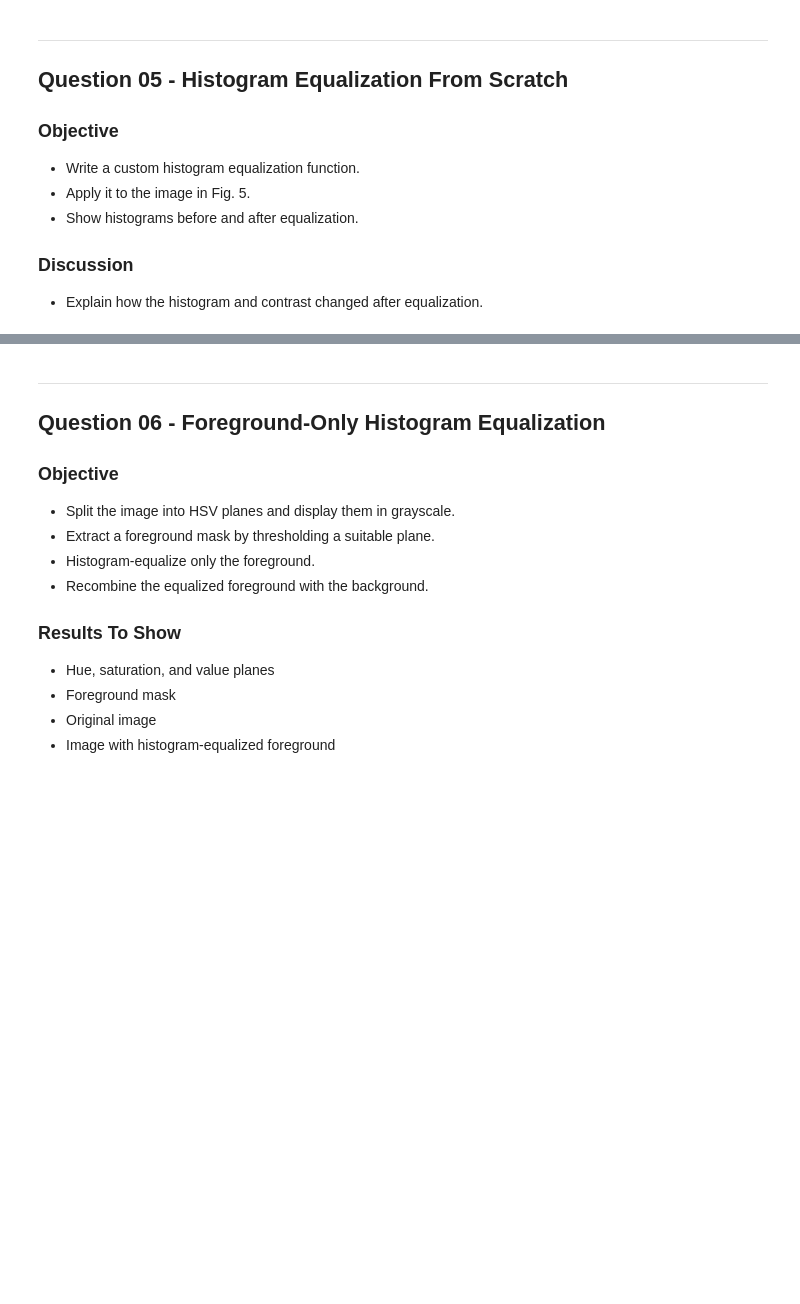
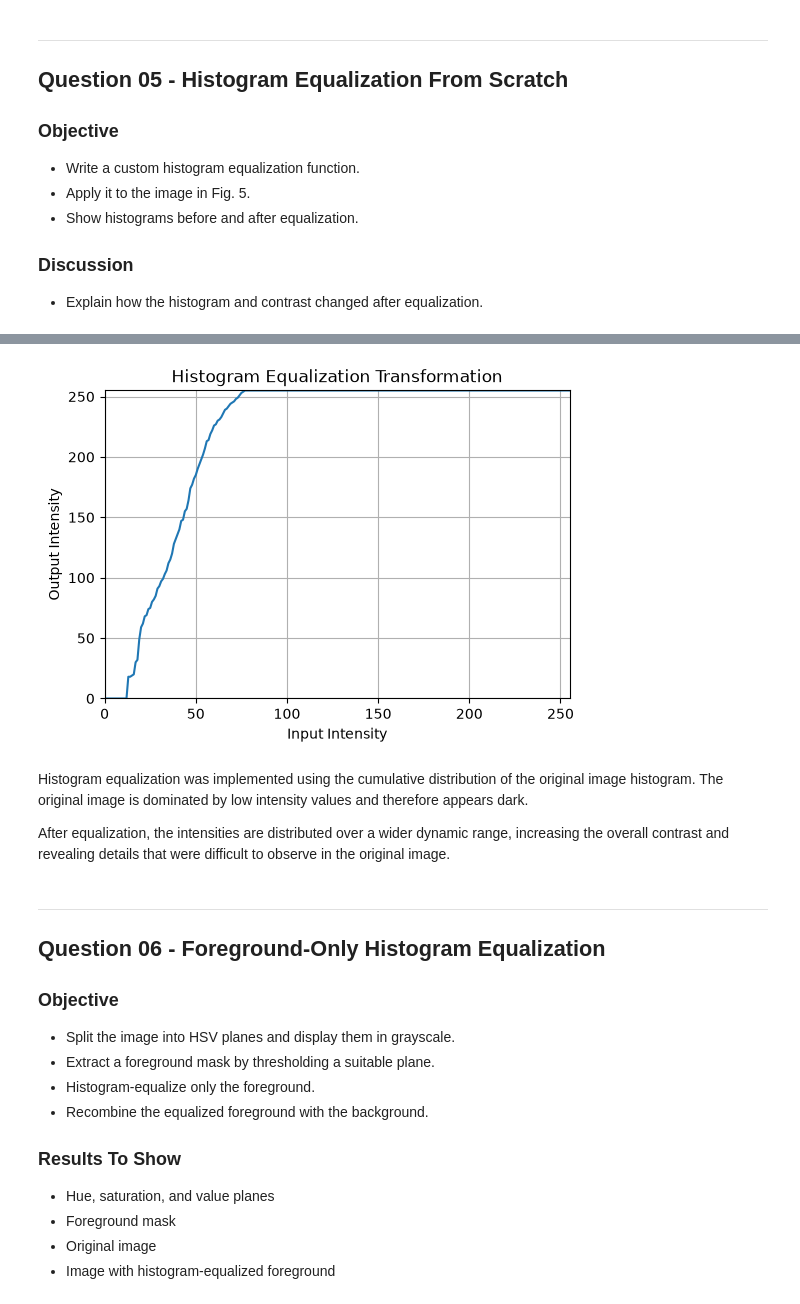
Before and after one commit to chalee88/EN3160_Assignment_1, a Jupyter notebook: assignment_01.ipynb, the cells around one changed output, grey strips where cells are left out. Drawn from its saved outputs; the diff is of its cells as text; code cells hidden in the pictures; blank space fills up the shorter version.

```diff
--- a/assignment_01.ipynb
+++ b/assignment_01.ipynb
@@ -737,3 +832,21 @@ The hue and value channels were kept unchanged, so the enhancement mainly affect
+# %%
+plt.figure(figsize=(6, 4))
+
+plt.plot(np.arange(256), transform)
+plt.xlabel("Input Intensity")
+plt.ylabel("Output Intensity")
+plt.title("Histogram Equalization Transformation")
+plt.xlim([0, 255])
+plt.ylim([0, 255])
+plt.grid()
+
+plt.show()
+# %% [output]
+[figure, added]
+# %% [markdown]
+Histogram equalization was implemented using the cumulative distribution of the original image histogram. The original image is dominated by low intensity values and therefore appears dark.
+
+After equalization, the intensities are distributed over a wider dynamic range, increasing the overall contrast and revealing details that were difficult to observe in the original image.
 # %% [markdown]
 ---
 
```
Also changed, not shown: parts of 5 cells of this notebook.
